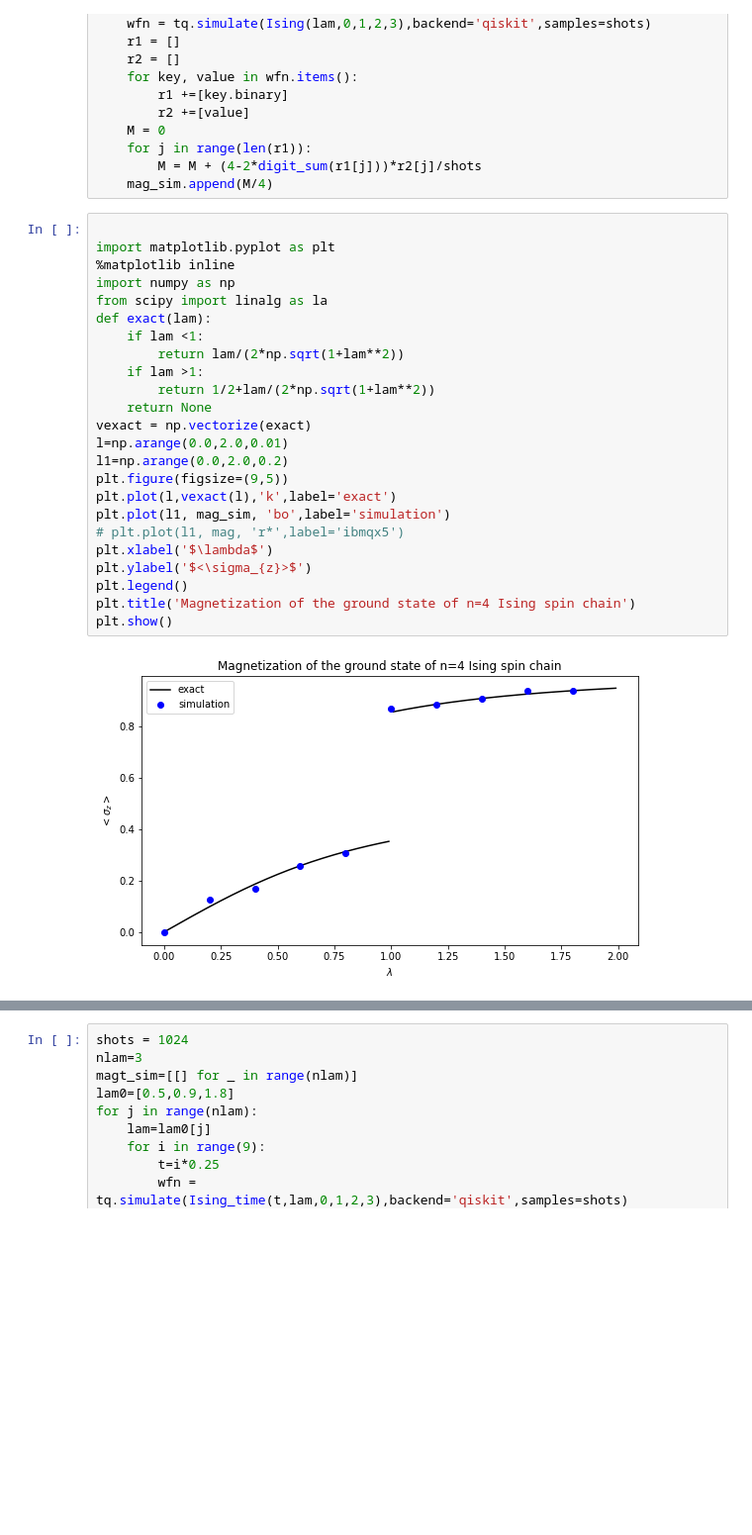
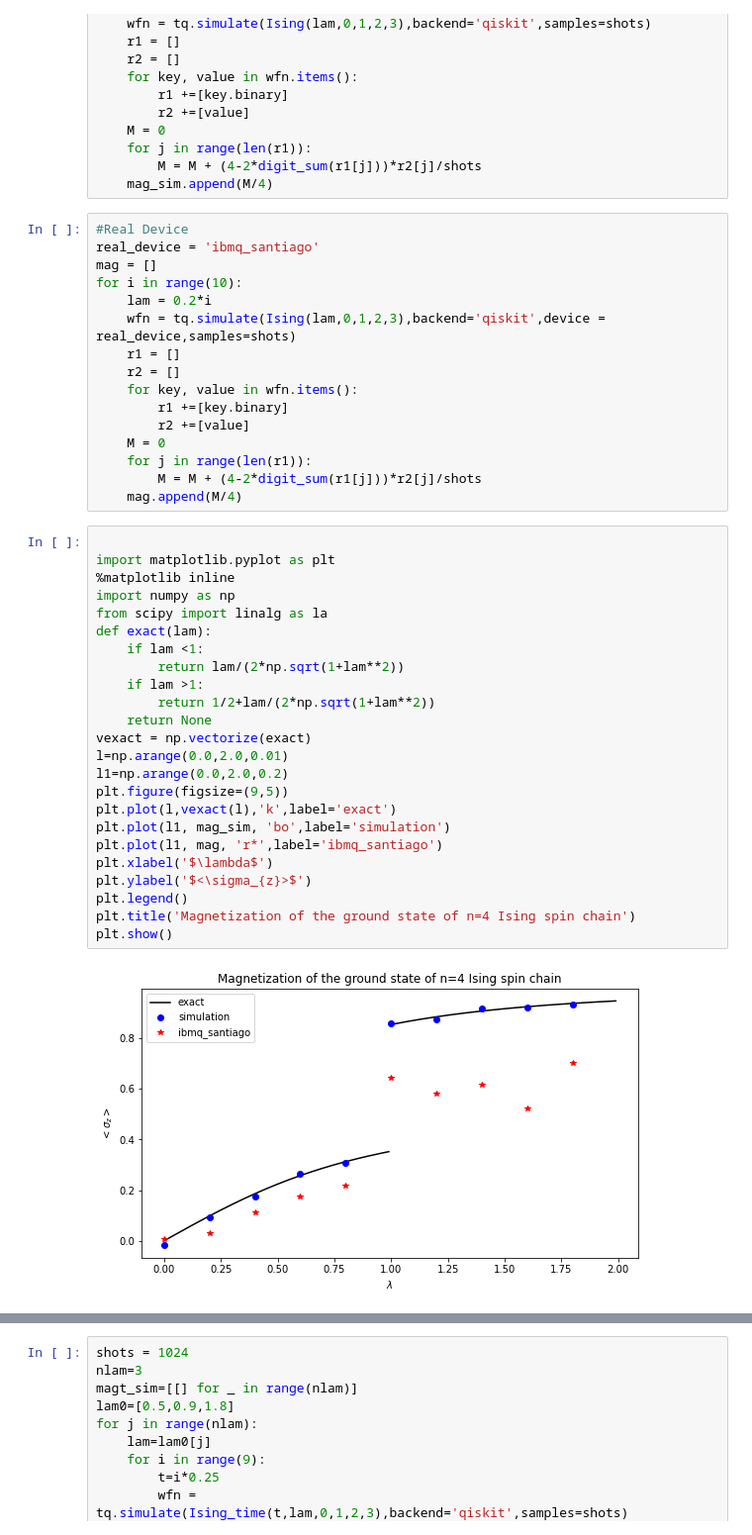
Before and after one commit to AnnaMHua/QOSF_Tequila, a Jupyter notebook: IsingModel.ipynb, the cells around one changed output, grey strips where cells are left out. Shown at 99% size. Cells and saved outputs as stored; diff of their text form; blank space fills up the shorter version.

```diff
--- a/IsingModel.ipynb
+++ b/IsingModel.ipynb
@@ -143,29 +169,45 @@ for i in range(10):
     for j in range(len(r1)):
         M = M + (4-2*digit_sum(r1[j]))*r2[j]/shots
     mag_sim.append(M/4)
+# %%
+#Real Device
+real_device = 'ibmq_santiago'
+mag = []
+for i in range(10):
+    lam = 0.2*i
+    wfn = tq.simulate(Ising(lam,0,1,2,3),backend='qiskit',device = real_device,samples=shots)
+    r1 = []
+    r2 = []
+    for key, value in wfn.items():
+        r1 +=[key.binary]
+        r2 +=[value]
+    M = 0
+    for j in range(len(r1)):
+        M = M + (4-2*digit_sum(r1[j]))*r2[j]/shots
+    mag.append(M/4)
 # %%
 
 import matplotlib.pyplot as plt
 %matplotlib inline
 import numpy as np
 from scipy import linalg as la
 def exact(lam):
     if lam <1:
         return lam/(2*np.sqrt(1+lam**2))
     if lam >1:
         return 1/2+lam/(2*np.sqrt(1+lam**2))
     return None
 vexact = np.vectorize(exact)
 l=np.arange(0.0,2.0,0.01)
 l1=np.arange(0.0,2.0,0.2)
 plt.figure(figsize=(9,5))
 plt.plot(l,vexact(l),'k',label='exact')
 plt.plot(l1, mag_sim, 'bo',label='simulation')
-# plt.plot(l1, mag, 'r*',label='ibmqx5')
+plt.plot(l1, mag, 'r*',label='ibmq_santiago')
 plt.xlabel('$\lambda$')
 plt.ylabel('$<\sigma_{z}>$')
 plt.legend()
 plt.title('Magnetization of the ground state of n=4 Ising spin chain')
 plt.show()
 # %% [output]
-[figure, old version]
+[figure, new version]
```
Also changed, not shown: parts of 15 cells of this notebook.
